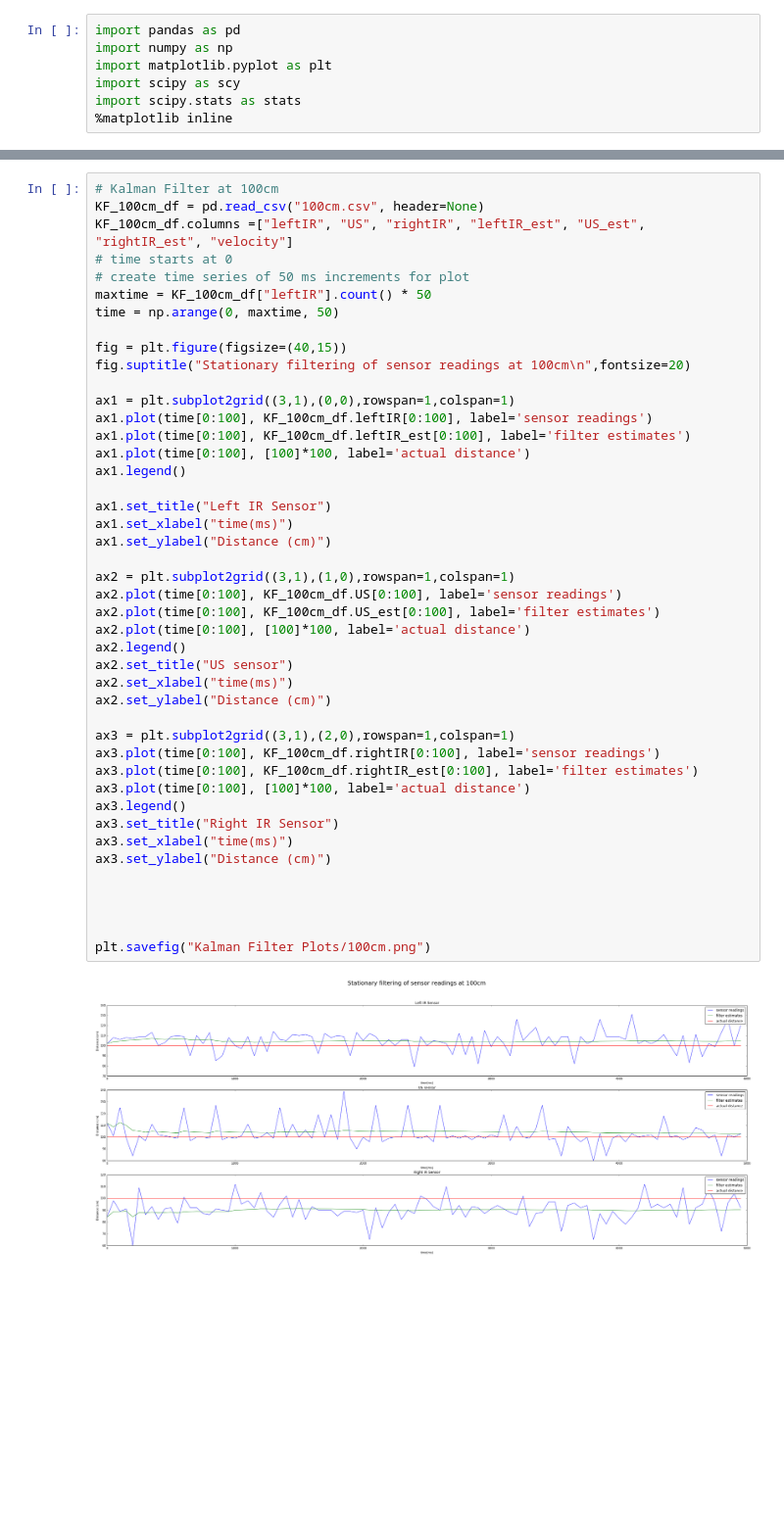
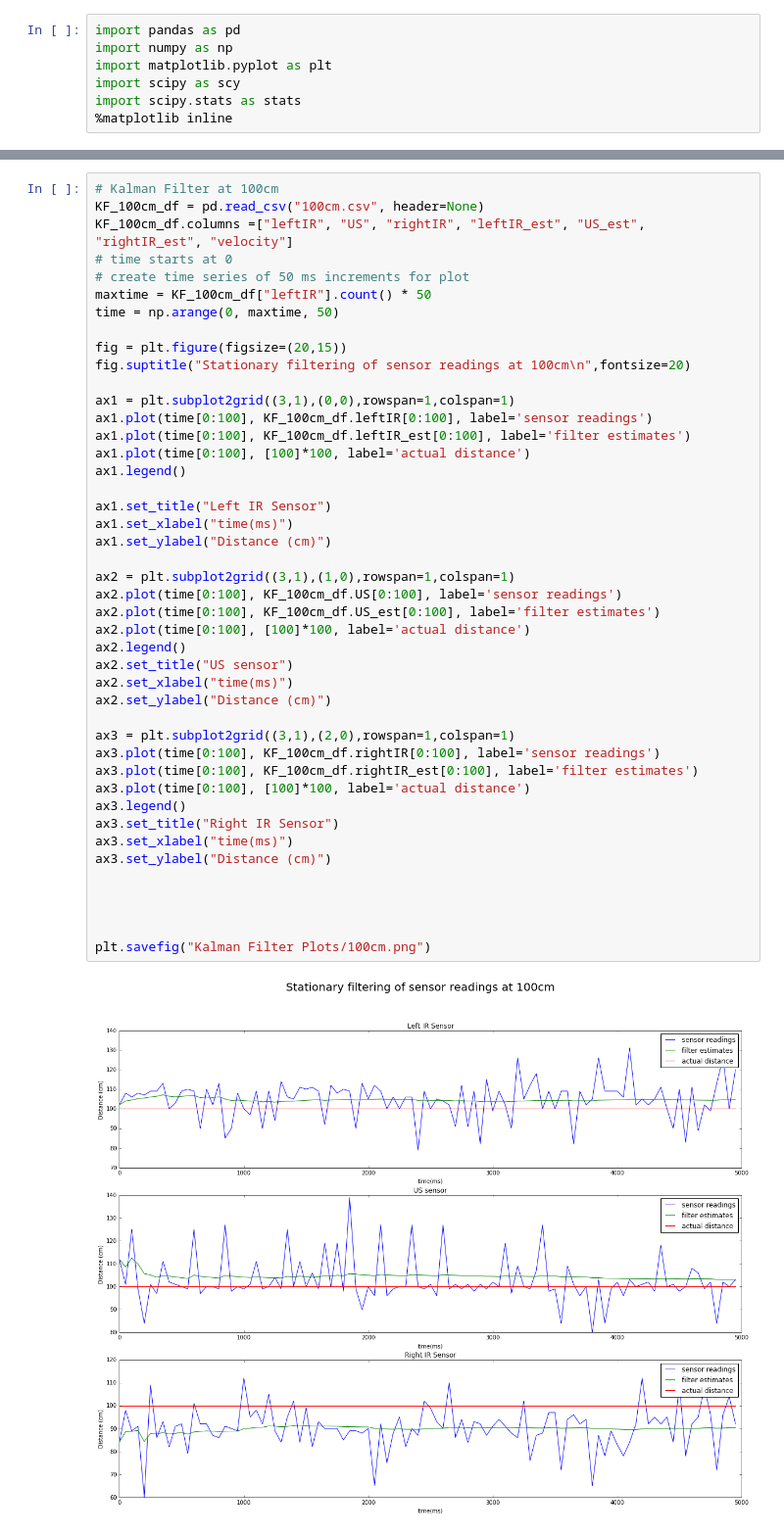
Before and after one commit to a-pradhan/SensorOutputAnalysis, a Jupyter notebook: Kalman Filter Analysis.ipynb, the cells around one changed output, grey strips where cells are left out. Shown at 98% size. Cells and saved outputs as stored; diff of their text form; blank space fills up the shorter version.

```diff
--- a/Kalman Filter Analysis.ipynb
+++ b/Kalman Filter Analysis.ipynb
@@ -67,7 +67,7 @@ KF_100cm_df.columns =["leftIR", "US", "rightIR", "leftIR_est", "US_est", "rightI
 maxtime = KF_100cm_df["leftIR"].count() * 50
 time = np.arange(0, maxtime, 50)
 
-fig = plt.figure(figsize=(40,15))
+fig = plt.figure(figsize=(20,15))
 fig.suptitle("Stationary filtering of sensor readings at 100cm\n",fontsize=20)
 
 ax1 = plt.subplot2grid((3,1),(0,0),rowspan=1,colspan=1)
@@ -76,34 +76,34 @@ ax1.plot(time[0:100], KF_100cm_df.leftIR_est[0:100], label='filter estimates')
 ax1.plot(time[0:100], [100]*100, label='actual distance')
 ax1.legend()
 
 ax1.set_title("Left IR Sensor")
 ax1.set_xlabel("time(ms)")
 ax1.set_ylabel("Distance (cm)")
 
 ax2 = plt.subplot2grid((3,1),(1,0),rowspan=1,colspan=1)
 ax2.plot(time[0:100], KF_100cm_df.US[0:100], label='sensor readings')
 ax2.plot(time[0:100], KF_100cm_df.US_est[0:100], label='filter estimates')
 ax2.plot(time[0:100], [100]*100, label='actual distance')
 ax2.legend()
 ax2.set_title("US sensor")
 ax2.set_xlabel("time(ms)")
 ax2.set_ylabel("Distance (cm)")
 
 ax3 = plt.subplot2grid((3,1),(2,0),rowspan=1,colspan=1)
 ax3.plot(time[0:100], KF_100cm_df.rightIR[0:100], label='sensor readings')
 ax3.plot(time[0:100], KF_100cm_df.rightIR_est[0:100], label='filter estimates')
 ax3.plot(time[0:100], [100]*100, label='actual distance')
 ax3.legend()
 ax3.set_title("Right IR Sensor")
 ax3.set_xlabel("time(ms)")
 ax3.set_ylabel("Distance (cm)")
 
 
 
 
 plt.savefig("Kalman Filter Plots/100cm.png")
 # %% [output]
-[figure, old version]
+[figure, new version]
 # %%
 # Kalman Filter at 150cm
 KF_150cm_df = pd.read_csv("150cm.csv", header=None)
```
Also changed, not shown: parts of 5 cells of this notebook, 11 other files.
